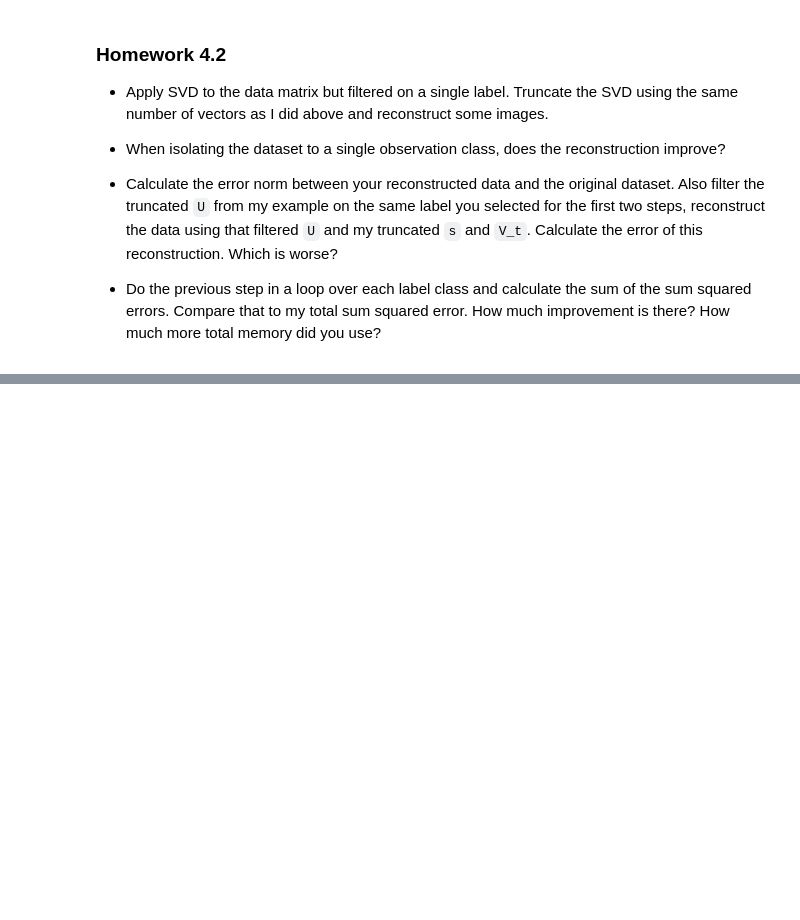
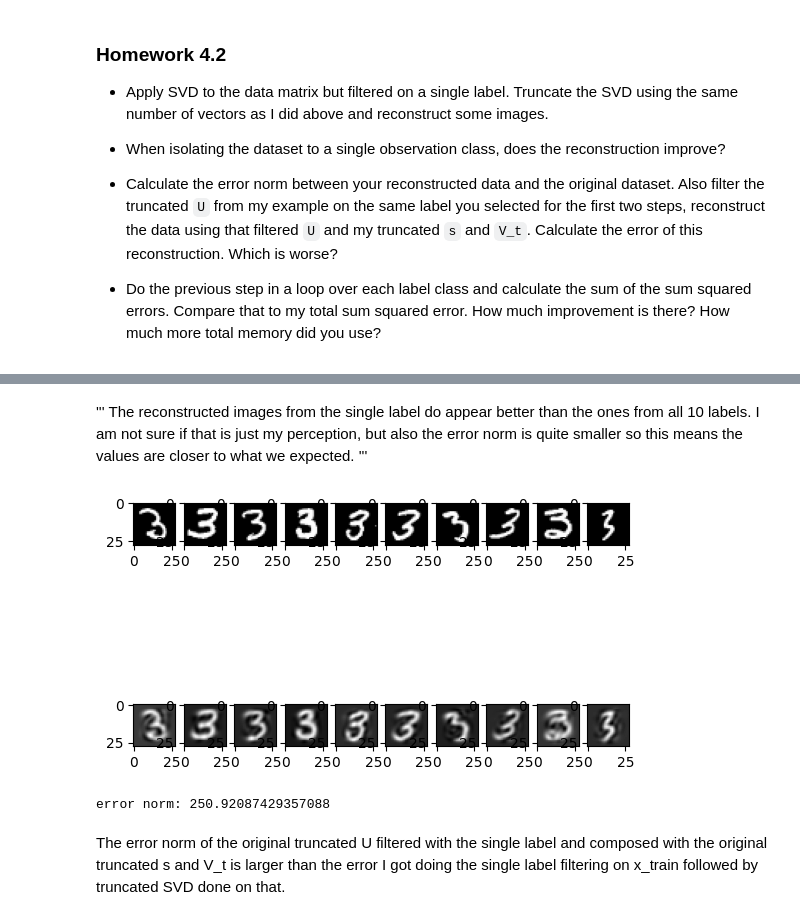
Before and after one commit to microncomputer/AppliedLinearAlgebraFall22, a Jupyter notebook: 343_section4.ipynb, the cells around one changed output, grey strips where cells are left out. Drawn from its saved outputs; the diff is of its cells as text; code cells hidden in the pictures; blank space fills up the shorter version.

```diff
--- a/343_section4.ipynb
+++ b/343_section4.ipynb
@@ -208,0 +317,25 @@ print(f'error norm: {sum_squared_error ** 0.5}')
+# %% [markdown]
+'''
+The reconstructed images from the single label do appear better than the ones from all 10 labels. I am not sure if
+that is just my perception, but also the error norm is quite smaller so this means the values are closer to what we
+expected.
+'''
+# %%
+U_originalUbutfiltered = U[filter]
+reconstruction_single_label_oldU = U_originalUbutfiltered[:,:size] @ np.diag(s[:size]) @ V_t[:size,:]
+fig, axs = plt.subplots(2, 10)
+for i, id in enumerate(ids):
+  original = single_label_x_train[id]# plot the sample
+  compressed = reconstruction_single_label_oldU[id]
+  axs[0, i].imshow(original.reshape(28, 28), cmap='gray')
+  axs[1, i].imshow(compressed.reshape(28, 28), cmap='gray')
+plt.show()
+
+error = single_label_x_train - reconstruction_single_label_oldU
+sum_squared_error = np.linalg.norm(error.flatten())
+print(f'error norm: {sum_squared_error ** 0.5}')
+# %% [output]
+[figure, added]
+error norm: 250.92087429357088
+# %% [markdown]
+The error norm of the original truncated U filtered with the single label and composed with the original truncated s and V_t is larger than the error I got doing the single label filtering on x_train followed by truncated SVD done on that.
```
Also changed, not shown: parts of 12 cells of this notebook, 2 other files.
